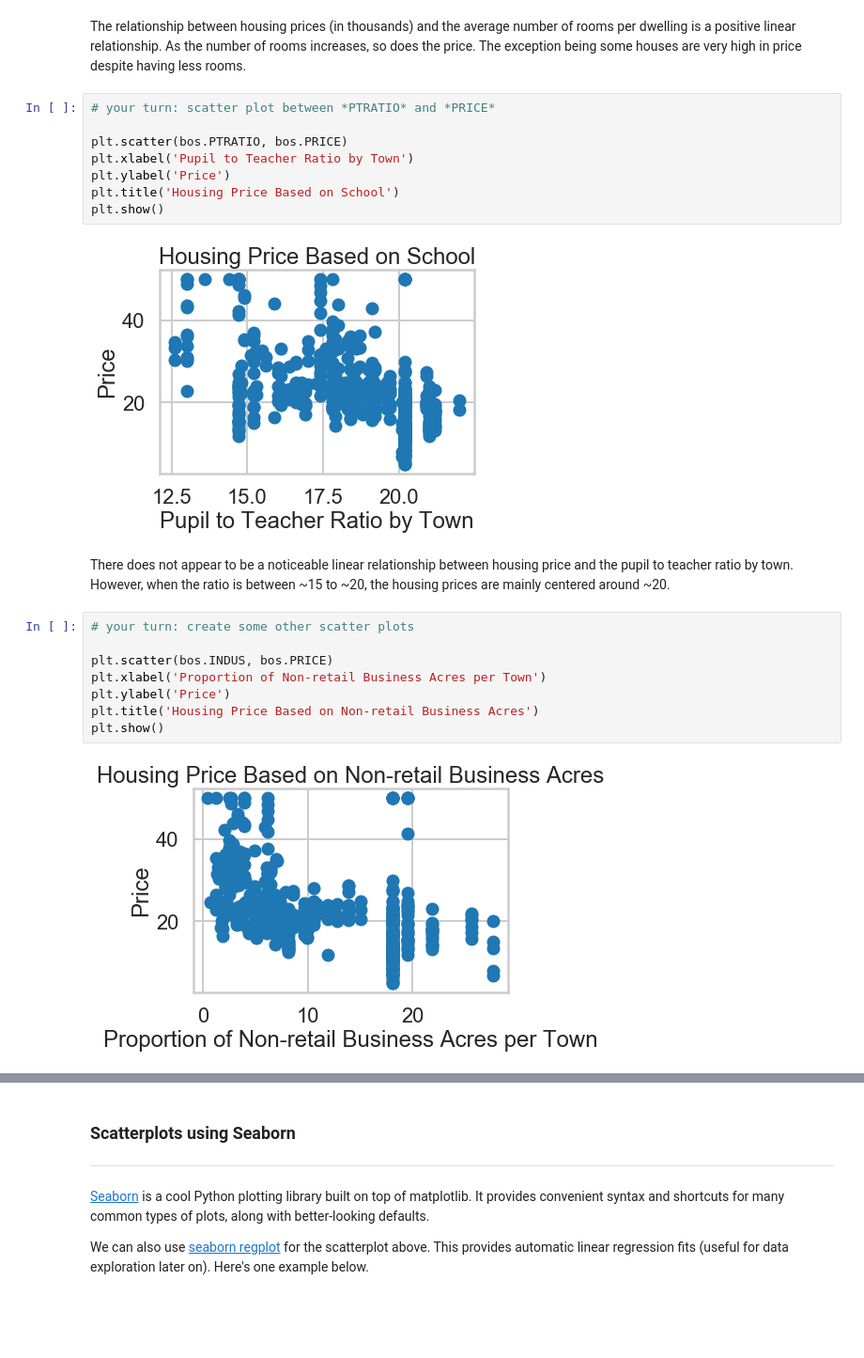
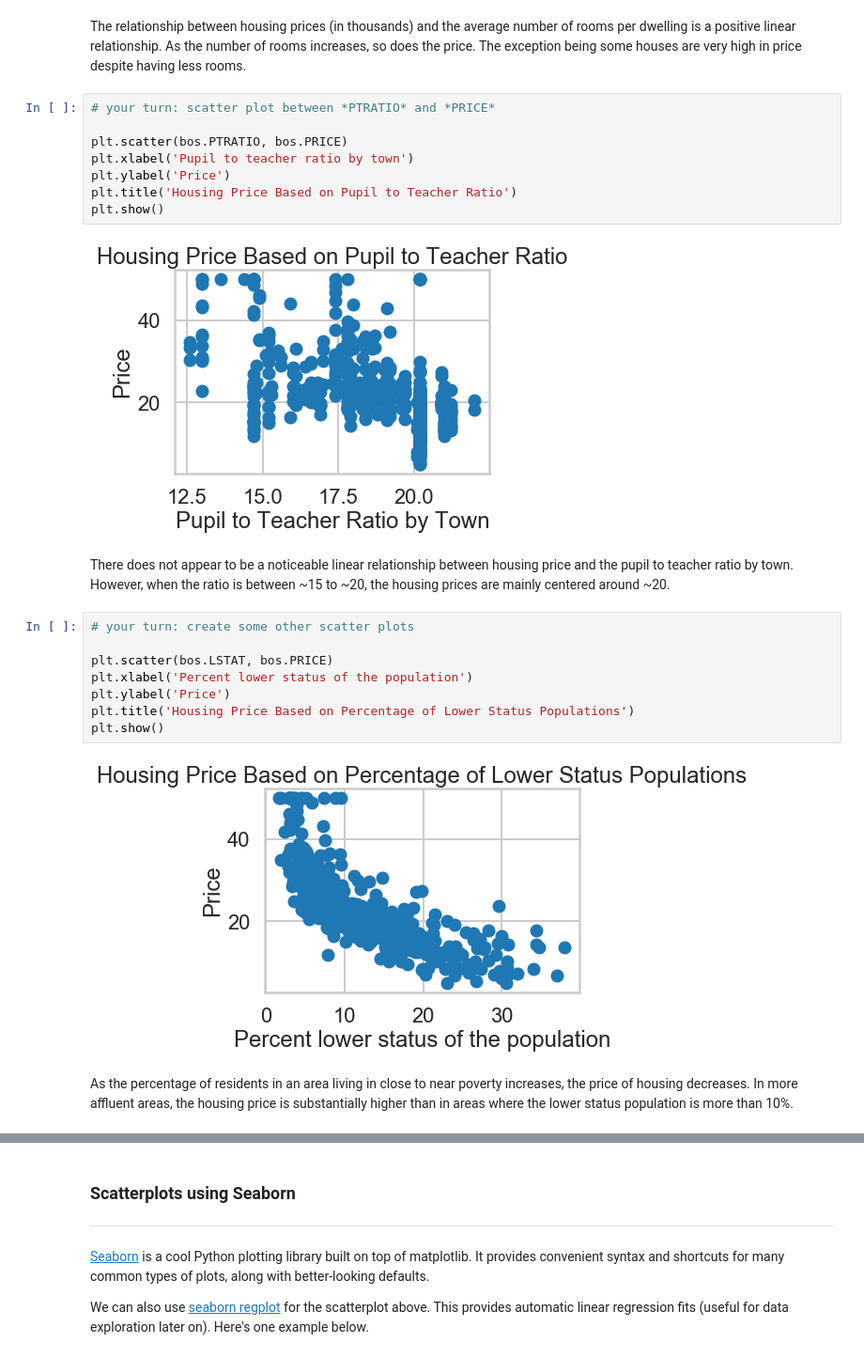
Before and after one commit to annafin/Springboard-Data-Science, a Jupyter notebook: unit_10_machine_learning/linear_regression/mini_project_linear_regression.ipynb, the cells around one changed output, grey strips where cells are left out. Shown at 94% size. Saved outputs shown, nothing was run; the diff lists cells and outputs as text; blank space fills up the shorter version.

```diff
--- a/unit_10_machine_learning/linear_regression/mini_project_linear_regression.ipynb
+++ b/unit_10_machine_learning/linear_regression/mini_project_linear_regression.ipynb
@@ -297,24 +295,26 @@ The relationship between housing prices (in thousands) and the average number of
 # %%
 # your turn: scatter plot between *PTRATIO* and *PRICE*
 
 plt.scatter(bos.PTRATIO, bos.PRICE)
-plt.xlabel('Pupil to Teacher Ratio by Town')
+plt.xlabel('Pupil to teacher ratio by town')
 plt.ylabel('Price')
-plt.title('Housing Price Based on School')
+plt.title('Housing Price Based on Pupil to Teacher Ratio')
 plt.show()
 # %% [output]
-[figure, old version]
+[figure, new version]
 # %% [markdown]
 There does not appear to be a noticeable linear relationship between housing price and the pupil to teacher ratio by town. However, when the ratio is between ~15 to ~20, the housing prices are mainly centered around ~20.
 # %%
 # your turn: create some other scatter plots
 
-plt.scatter(bos.INDUS, bos.PRICE)
-plt.xlabel('Proportion of Non-retail Business Acres per Town')
+plt.scatter(bos.LSTAT, bos.PRICE)
+plt.xlabel('Percent lower status of the population')
 plt.ylabel('Price')
-plt.title('Housing Price Based on Non-retail Business Acres')
+plt.title('Housing Price Based on Percentage of Lower Status Populations')
 plt.show()
 # %% [output]
-[figure, old version]
+[figure, new version]
+# %% [markdown]
+As the percentage of residents in an area living in close to near poverty increases, the price of housing decreases. In more affluent areas, the housing price is substantially higher than in areas where the lower status population is more than 10%.
 # %%
 plt.scatter(bos.DIS, bos.PRICE)
```
Also changed, not shown: parts of 14 cells of this notebook, 1 other file.
